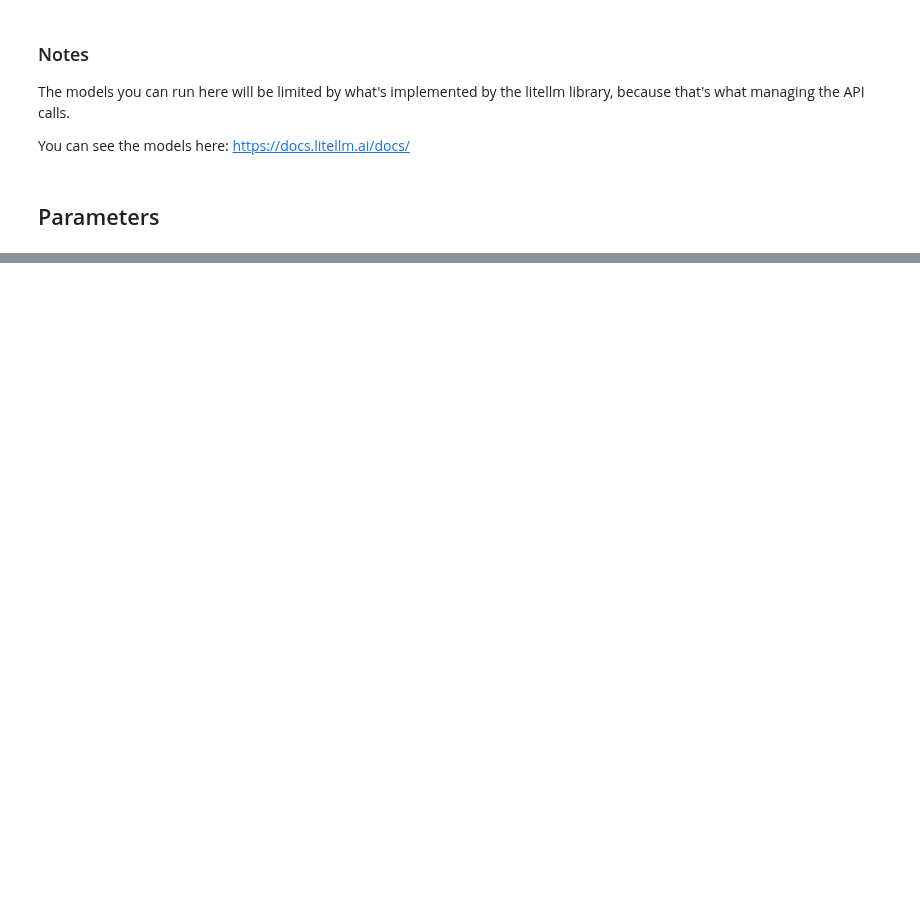
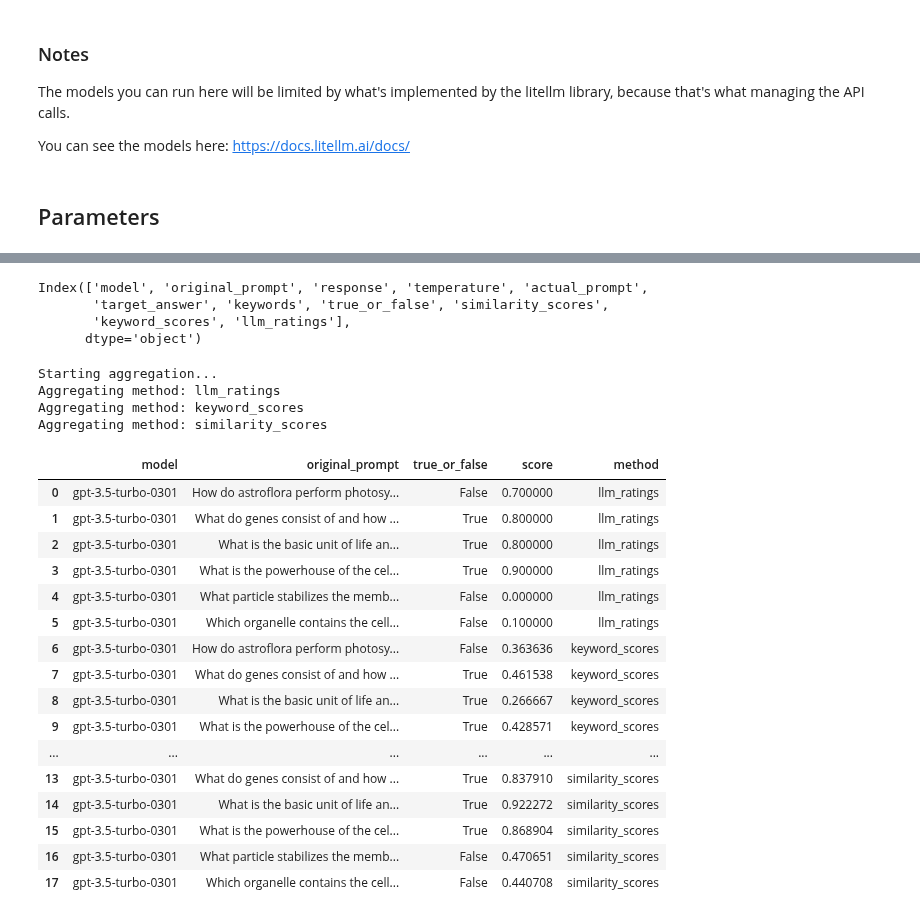
Before and after one commit to abigailhaddad/LLMResponseMetrics, a Jupyter notebook: code/demo.ipynb, the cells around one changed output, grey strips where cells are left out. Drawn from its saved outputs; the diff is of its cells as text; code cells hidden in the pictures; blank space fills up the shorter version.

```diff
--- a/code/demo.ipynb
+++ b/code/demo.ipynb
@@ -115,0 +106,53 @@ aggregate_best_scores(df_responses, 'llm_ratings')
+# %%
+df_responses.columns
+# %% [output]
+Index(['model', 'original_prompt', 'response', 'temperature', 'actual_prompt',
+       'target_answer', 'keywords', 'true_or_false', 'similarity_scores',
+       'keyword_scores', 'llm_ratings'],
+      dtype='object')
+# %%
+def aggregate_all_best(df, methods):
+    print("Starting aggregation...")  # Debugging print
+    aggregated_dfs = []
+
+    for method in methods:
+        print(f"Aggregating method: {method}")  # Debugging print
+        if method not in df.columns:
+            print(f"Warning: Column '{method}' not found in DataFrame")  # Debugging print
+            continue
+
+        df_method_best = df.loc[df.groupby(['model', 'original_prompt'])[method].idxmax()]
+        df_method_best = df_method_best[['model', 'original_prompt', 'true_or_false', method]]
+        df_method_best.rename(columns={method: 'score'}, inplace=True)
+        df_method_best['method'] = method
+        aggregated_dfs.append(df_method_best)
+
+    df_best_scores = pd.concat(aggregated_dfs, ignore_index=True)
+    return df_best_scores
+
+# Then call the function
+methods = ['llm_ratings', 'keyword_scores', 'similarity_scores']
+df_best_scores = aggregate_all_best(df_responses, methods)
+df_best_scores
+# %% [output]
+Starting aggregation...
+Aggregating method: llm_ratings
+Aggregating method: keyword_scores
+Aggregating method: similarity_scores
+|  | model | original_prompt | true_or_false | score | method |
+| 0 | gpt-3.5-turbo-0301 | How do astroflora perform photosy... | False | 0.700000 | llm_ratings |
+| 1 | gpt-3.5-turbo-0301 | What do genes consist of and how ... | True | 0.800000 | llm_ratings |
+| 2 | gpt-3.5-turbo-0301 | What is the basic unit of life an... | True | 0.800000 | llm_ratings |
+| 3 | gpt-3.5-turbo-0301 | What is the powerhouse of the cel... | True | 0.900000 | llm_ratings |
+| 4 | gpt-3.5-turbo-0301 | What particle stabilizes the memb... | False | 0.000000 | llm_ratings |
+| 5 | gpt-3.5-turbo-0301 | Which organelle contains the cell... | False | 0.100000 | llm_ratings |
+| 6 | gpt-3.5-turbo-0301 | How do astroflora perform photosy... | False | 0.363636 | keyword_scores |
+| 7 | gpt-3.5-turbo-0301 | What do genes consist of and how ... | True | 0.461538 | keyword_scores |
+| 8 | gpt-3.5-turbo-0301 | What is the basic unit of life an... | True | 0.266667 | keyword_scores |
+| 9 | gpt-3.5-turbo-0301 | What is the powerhouse of the cel... | True | 0.428571 | keyword_scores |
+| ... | ... | ... | ... | ... | ... |
+| 13 | gpt-3.5-turbo-0301 | What do genes consist of and how ... | True | 0.837910 | similarity_scores |
+| 14 | gpt-3.5-turbo-0301 | What is the basic unit of life an... | True | 0.922272 | similarity_scores |
+| 15 | gpt-3.5-turbo-0301 | What is the powerhouse of the cel... | True | 0.868904 | similarity_scores |
+| 16 | gpt-3.5-turbo-0301 | What particle stabilizes the memb... | False | 0.470651 | similarity_scores |
+| 17 | gpt-3.5-turbo-0301 | Which organelle contains the cell... | False | 0.440708 | similarity_scores |
```
Also changed, not shown: parts of 7 cells of this notebook.
